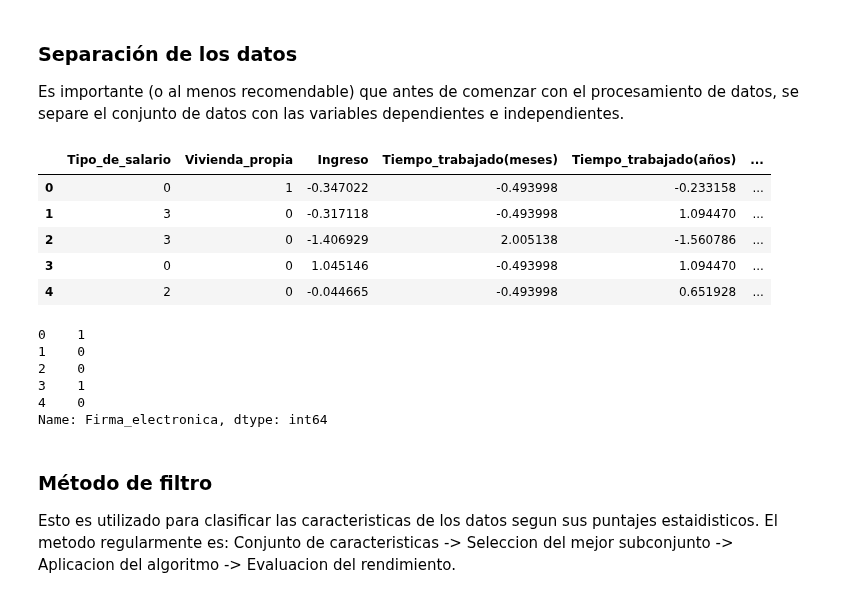
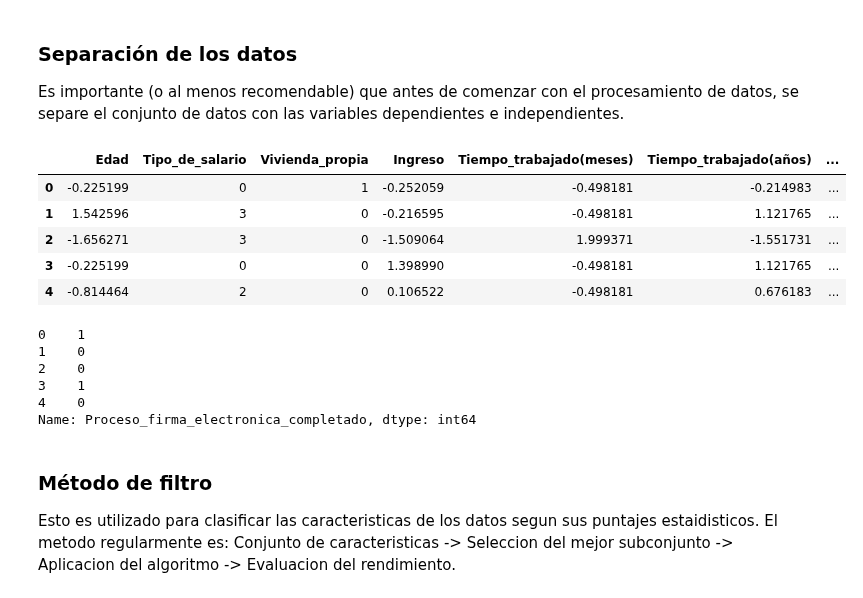
Before and after one commit to ismaelacosta/Proyecto_AID, a Jupyter notebook: examen.ipynb, the cells around one changed output. Saved outputs shown, nothing was run; the diff lists cells and outputs as text; code cells hidden in the pictures.

```diff
--- a/examen.ipynb
+++ b/examen.ipynb
@@ -276,0 +270,4 @@ df.head()
+# %%
+clf = KNN(contamination=0.18, method='mean')
+clf.fit(df.drop(columns=['Tipo_de_salario']))
+y_pred = clf.predict(df.drop(columns=['Tipo_de_salario']))
@@ -276,0 +295,3 @@ df.head()
+# %%
+df = df[y_pred == 0]
+df
@@ -464,19 +499,19 @@ Es importante (o al menos recomendable) que antes de comenzar con el procesamien
 # %%
 # Datos de entrada o independientes
 # Por el momento todas
-X = df.iloc[:,1:-1]
+X = df.iloc[:,:-1]
 X.head()
 # %% [output]
-|  | Tipo_de_salario | Vivienda_propia | Ingreso | Tiempo_trabajado(meses) | Tiempo_trabajado(años) | ... |
-| 0 | 0 | 1 | -0.347022 | -0.493998 | -0.233158 | ... |
-| 1 | 3 | 0 | -0.317118 | -0.493998 | 1.094470 | ... |
-| 2 | 3 | 0 | -1.406929 | 2.005138 | -1.560786 | ... |
-| 3 | 0 | 0 | 1.045146 | -0.493998 | 1.094470 | ... |
-| 4 | 2 | 0 | -0.044665 | -0.493998 | 0.651928 | ... |
+|  | Edad | Tipo_de_salario | Vivienda_propia | Ingreso | Tiempo_trabajado(meses) | Tiempo_trabajado(años) | ... |
+| 0 | -0.225199 | 0 | 1 | -0.252059 | -0.498181 | -0.214983 | ... |
+| 1 | 1.542596 | 3 | 0 | -0.216595 | -0.498181 | 1.121765 | ... |
+| 2 | -1.656271 | 3 | 0 | -1.509064 | 1.999371 | -1.551731 | ... |
+| 3 | -0.225199 | 0 | 0 | 1.398990 | -0.498181 | 1.121765 | ... |
+| 4 | -0.814464 | 2 | 0 | 0.106522 | -0.498181 | 0.676183 | ... |
 # %%
 # Datos de salida o dependientes
 # Solamente la columna de firma electronica
-y = df['Firma_electronica']
+y = df['Proceso_firma_electronica_completado']
 y.head()
 # %% [output]
 0    1
@@ -484,7 +519,7 @@ y.head()
 2    0
 3    1
 4    0
-Name: Firma_electronica, dtype: int64
+Name: Proceso_firma_electronica_completado, dtype: int64
 # %% [markdown]
 ### Método de filtro
 Esto es utilizado para clasificar las caracteristicas de los datos segun sus puntajes estaidisticos.
```
Also changed, not shown: parts of 16 cells of this notebook.
